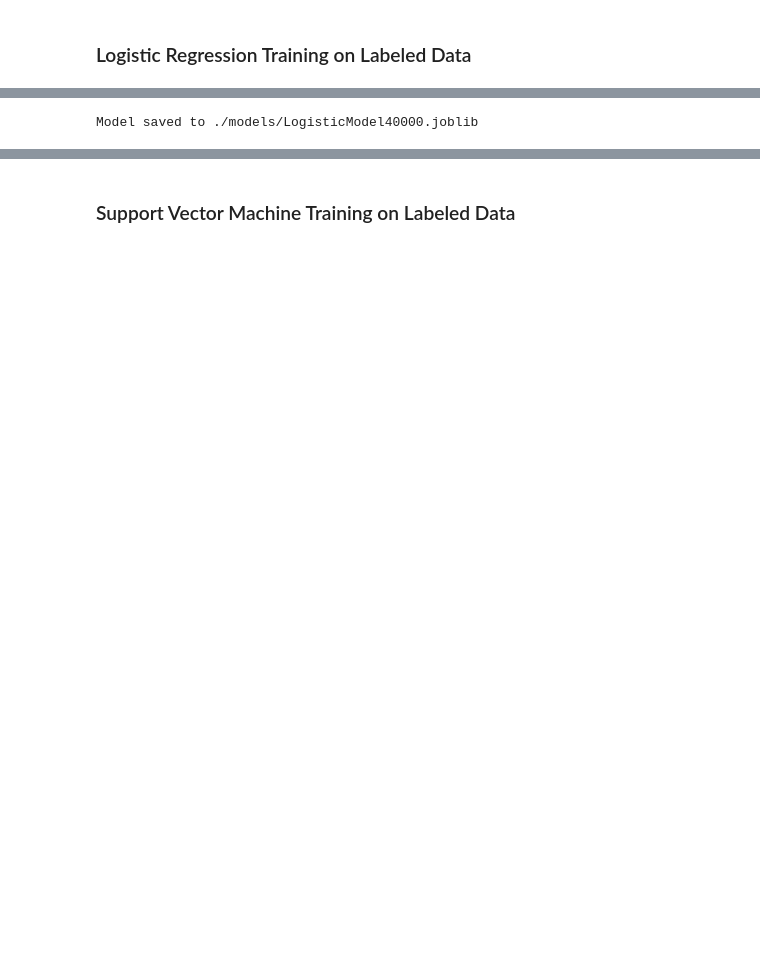
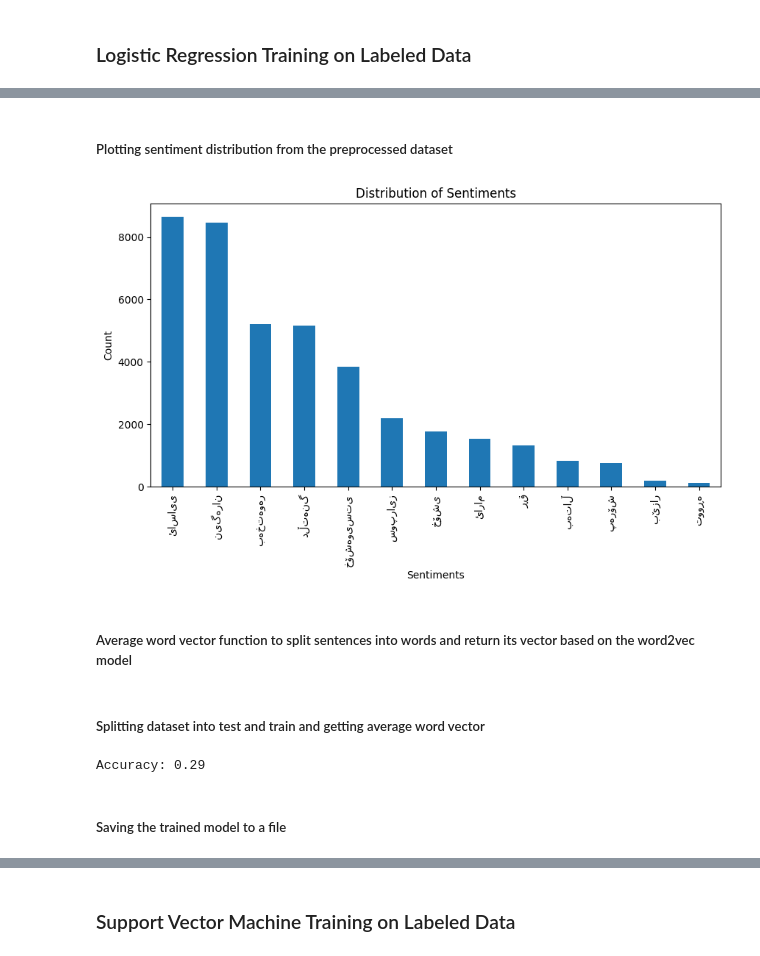
Before and after one commit to hazhyy/kurdishSentimentAnalysis, a Jupyter notebook: app/labeledData/labeledModel.ipynb, the cells around one changed output, grey strips where cells are left out. Cells and saved outputs as stored; diff of their text form; code cells hidden in the pictures; blank space fills up the shorter version.

```diff
--- a/app/labeledData/labeledModel.ipynb
+++ b/app/labeledData/labeledModel.ipynb
@@ -68,10 +15,0 @@ print(f"Accuracy: {accuracy:.2f}")
-# %%
-from joblib import dump
-from joblib import load
-
-# Save the trained model to a file
-model_filename = './models/LogisticModel40000.joblib'
-dump(clf, model_filename)
-print(f"Model saved to {model_filename}")
-# %% [output]
-Model saved to ./models/LogisticModel40000.joblib
@@ -95,3 +33,17 @@ sentiments = {
     12: {'text': 'ئارام', 'english': 'relief'},
     13: {'text': 'تووڕە', 'english': 'anger'}
 }
+# %% [markdown]
+##### Plotting sentiment distribution from the preprocessed dataset
+# %%
+sentiment_distribution = df['kurdish_sentiments'].value_counts()
+plt.figure(figsize=(10, 5))
+sentiment_distribution.plot(kind='bar')
+plt.title('Distribution of Sentiments')
+plt.xlabel('Sentiments')
+plt.ylabel('Count')
+plt.show()
+# %% [output]
+[figure, added]
+# %% [markdown]
+##### Average word vector function to split sentences into words and return its vector based on the word2vec model
@@ -97,0 +62,16 @@ sentiments = {
+# %% [markdown]
+##### Splitting dataset into test and train and getting average word vector
+# %%
+X = df['kurdish_tweets'].astype(str)
+y = df['sentiment_id']
+X_vectors = np.array([get_average_word_vector(text, word2vec_model, 100) for text in X])
+X_train, X_test, y_train, y_test = train_test_split(X_vectors, y, test_size=0.2, random_state=42)
+lr = LogisticRegression(max_iter=1000)
+lr.fit(X_train, y_train)
+y_pred = lr.predict(X_test)
+lr_accuracy = accuracy_score(y_test, y_pred)
+print(f"Accuracy: {lr_accuracy:.2f}")
+# %% [output]
+Accuracy: 0.29
+# %% [markdown]
+##### Saving the trained model to a file
```
Also changed, not shown: parts of 20 cells of this notebook, 1 other file.
